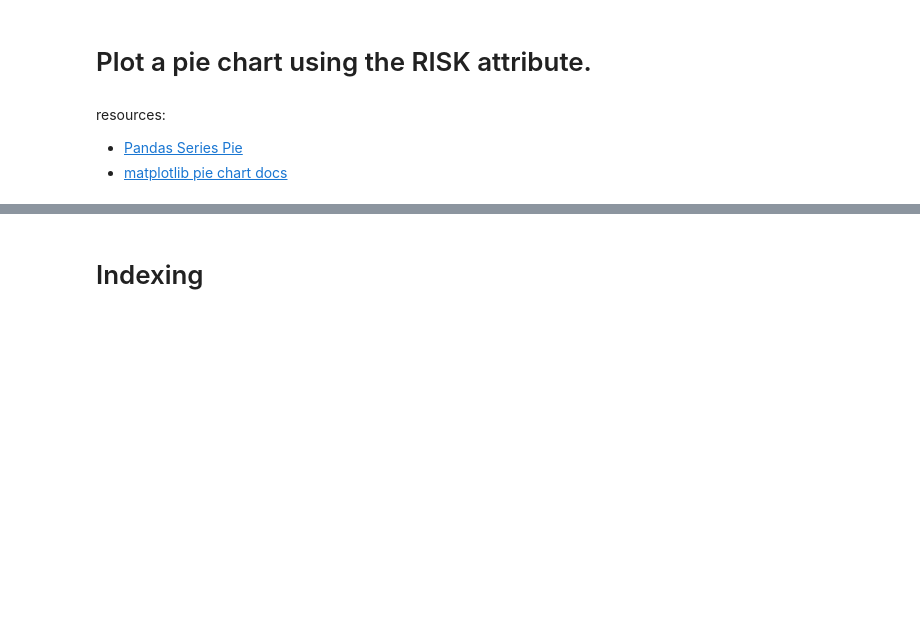
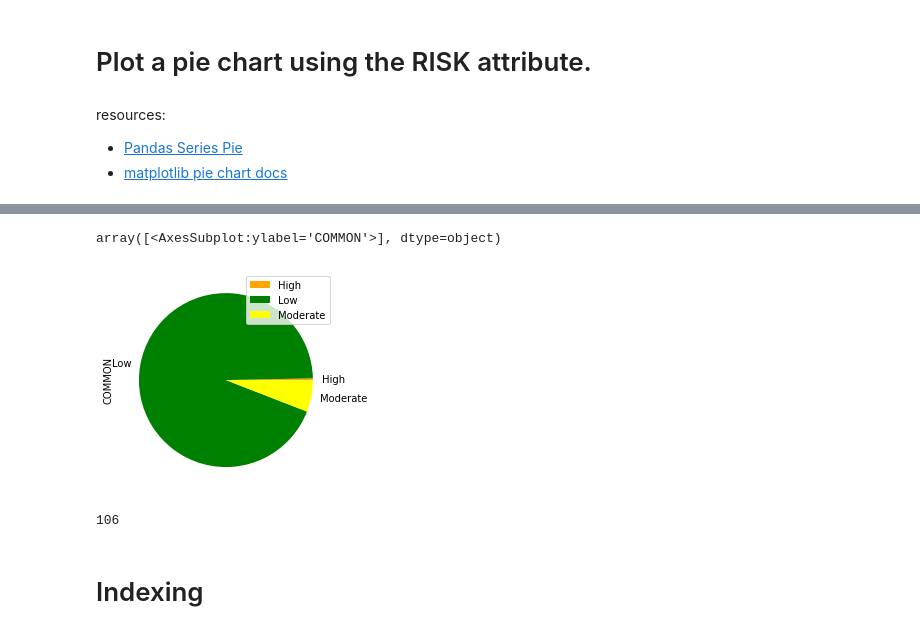
Before and after one commit to keerthiballa/DataEngineering.Labs.CityOfNewarkDETreeSurvey, a Jupyter notebook: newark_de_tree_survey.ipynb, the cells around one changed output, grey strips where cells are left out. Saved outputs shown, nothing was run; the diff lists cells and outputs as text; code cells hidden in the pictures; blank space fills up the shorter version.

```diff
--- a/newark_de_tree_survey.ipynb
+++ b/newark_de_tree_survey.ipynb
@@ -158,3 +209,4 @@ resources:
 # %%
 # How can we determine all of the possible values describing the RISK associated with each tree
 # along with the corresponding row counts?
+new_df_pie = new_df[['COMMON','RISK']].groupby('RISK').count()
@@ -164,10 +226,19 @@ resources:
 # Green -> Low
 # Yellow -> Moderate
 # Orange -> High
+color_names = pd.Series(['Orange','Green','Yellow'])
 # %%
 # Plot the pie chart here
+new_df_pie.plot.pie(subplots = True,colors=color_names)
+# %% [output]
+array([<AxesSubplot:ylabel='COMMON'>], dtype=object)
+[figure, added]
 # %%
 # How many entries have missing values for the RISK attribute? Why are these values missing?
+len(new_df.index)-new_df_pie['COMMON'].sum()
+#Missing values reason - Stumps(#6) and Vacant sites(#100) have no risk defined
+# %% [output]
+106
 # %% [markdown]
 # Indexing
 # %%
```
Also changed, not shown: parts of 15 cells of this notebook.
